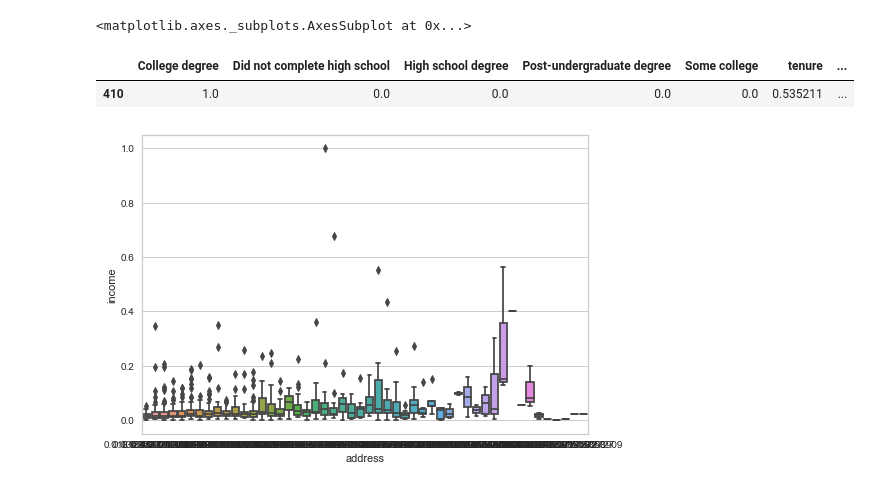
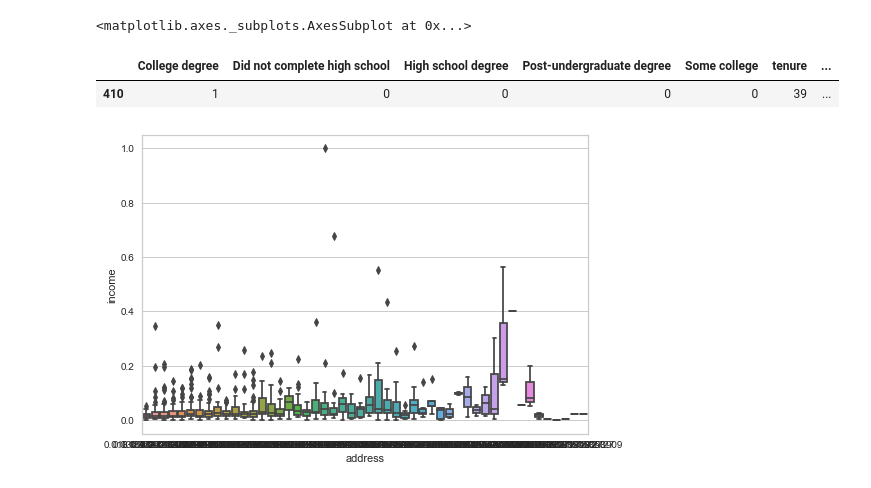
Before and after one commit to ikachko/UCU-StatisticsAndEconometrics, a Jupyter notebook: Assignment 2/Illia_Kachko_SE_A3.ipynb, the cells around one changed output. Saved outputs shown, nothing was run; the diff lists cells and outputs as text; code cells hidden in the pictures.

```diff
--- a/Assignment 2/Illia_Kachko_SE_A3.ipynb
+++ b/Assignment 2/Illia_Kachko_SE_A3.ipynb
@@ -407,14 +421,15 @@ visualizer.show()
 # %%
 influence = model.get_influence()
 
 leverage = influence.hat_matrix_diag
 
 cooks_d = influence.cooks_distance
 
-best_X[leverage == np.max(leverage)]
+# Get observation with maximum leverage
+df[leverage == np.max(leverage)]
 # %% [output]
 |  | College degree | Did not complete high school | High school degree | Post-undergraduate degree | Some college | tenure | ... |
-| 410 | 1.0 | 0.0 | 0.0 | 0.0 | 0.0 | 0.535211 | ... |
+| 410 | 1 | 0 | 0 | 0 | 0 | 39 | ... |
 # %%
 ax = sns.boxplot(x='address', y='income', data=best_X)
 # %% [output]
```
Also changed, not shown: parts of 8 cells of this notebook.
